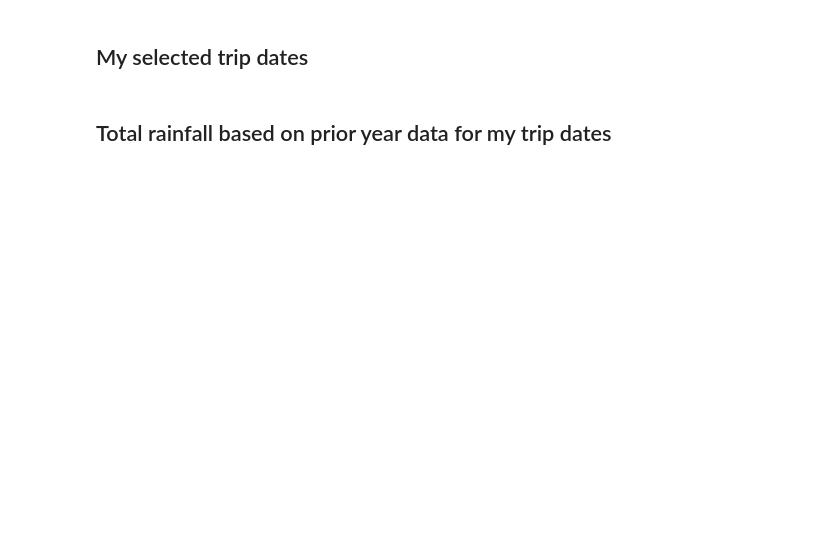
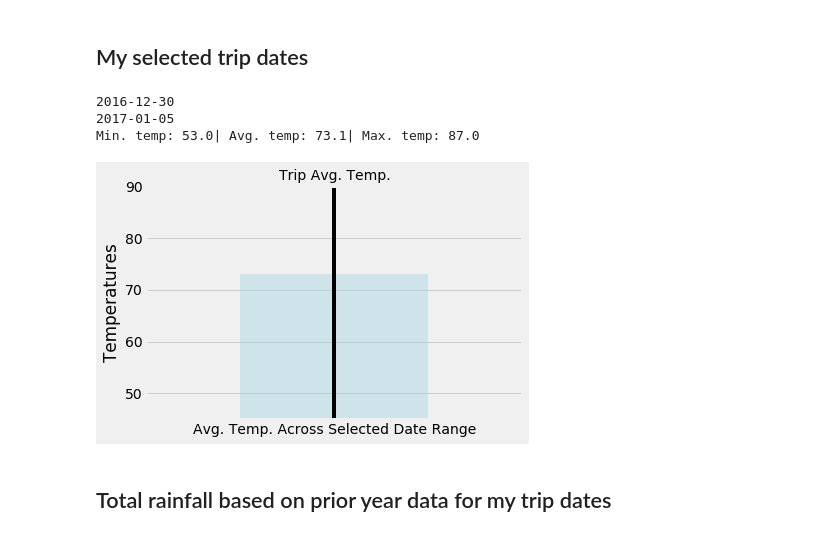
Before and after one commit to boar1ang/sqlalchemy-challenge, a Jupyter notebook: climate_starter.ipynb, the cells around one changed output. Cells and saved outputs as stored; diff of their text form; code cells hidden in the pictures; blank space fills up the shorter version.

```diff
--- a/climate_starter.ipynb
+++ b/climate_starter.ipynb
@@ -134,6 +328,7 @@ plt.show()
 ## My selected trip dates
 # %%
 #My selected dates: ('2017-12-30', '2018-01-05')
+#convert date obj. to string
 start_date = dt.date(2017, 12, 30) - dt.timedelta(days=365)
 start_date = start_date.strftime('%Y-%m-%d')
 start_date
@@ -159,24 +354,30 @@ def calc_temps(start_date, end_date):
 print(start_date)
 print(end_date)
 
-results=calc_temps('2016-12-30', '2017-01-05')
+results=calc_temps(start_date, end_date)
 
 for TMIN, TAVE, TMAX in results:
     print(f'Min. temp: {TMIN}| Avg. temp: {round(TAVE, 1)}| Max. temp: {TMAX}')
+# %% [output]
+2016-12-30
+2017-01-05
+Min. temp: 53.0| Avg. temp: 73.1| Max. temp: 87.0
 # %%
 # Plot the results from your previous query as a bar chart.
-# Use "Trip Avg Temp" as your Title
-# Use the average temperature for the y value
+# Use "Trip Avg Temp" as your Title; use the average temp for the y value
 # Use the peak-to-peak (tmax-tmin) value as the y error bar (yerr)
 x_axis = ["Avg. Temp. Across Selected Date Range"]
 y = TAVE
 yerr=TMAX - TMIN
 plt.ylabel("Temperatures")
-plt.ylim((45, 75))
+plt.ylim((45, 90))
 plt.title("Trip Avg. Temp.", fontsize=14)
 plt.bar(x_axis, y, color='lightblue', yerr=yerr, alpha=0.5, linewidth=0.05, align='center')
+plt.margins(x=0.5, y = 0.5)
 plt.savefig("images/trip_avg_temp_barchart.png")
 plt.show()
+# %% [output]
+[figure, added]
 # %% [markdown]
 ## Total rainfall based on prior year data for my trip dates
 # %%
```
Also changed, not shown: parts of 33 cells of this notebook, 3 other files.
